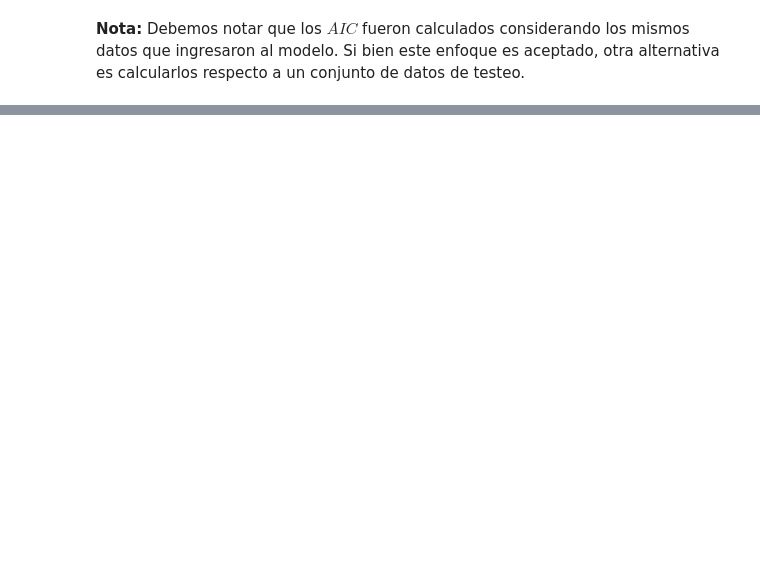
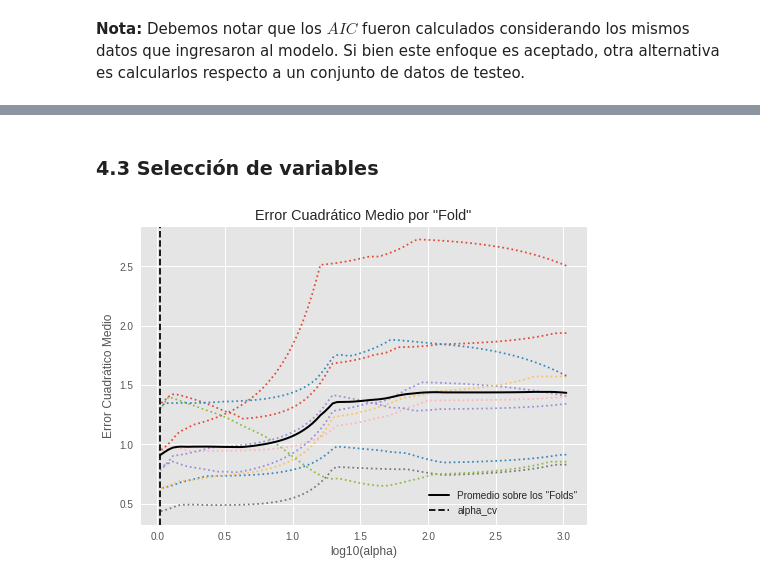
Before and after one commit to ayar-yps/RegresionLinealPython, a Jupyter notebook: Regresión Lineal.ipynb, the cells around one changed output, grey strips where cells are left out. Drawn from its saved outputs; the diff is of its cells as text; code cells hidden in the pictures; blank space fills up the shorter version.

```diff
--- a/Regresión Lineal.ipynb
+++ b/Regresión Lineal.ipynb
@@ -684,0 +1056,29 @@ Ahora vamos a repasar todo lo que aprendimos para plantear un modelo usando dato
+# %% [markdown]
+### 4.3 Selección de variables
+# %%
+# Son demasiadas varaibles en el modelo y sería
+# útil tener un modelo reducido...
+
+# Lastimosamente no sabemos nada sobre autos asi que
+# proponer predictores no es una alternativa...
+# Podríamos usar stepwise pero sería muy tedioso...
+# Al parecer este es un buen trabajo para LASSO...
+
+# Primero usemos validación cruzada
+cv_cars_model = lm.LassoCV(cv=10).fit(X_train, Y_train)
+
+m_log_alphas = np.log10(cv_cars_model.alphas_)
+plt.figure()
+plt.plot(m_log_alphas, cv_cars_model.mse_path_, ':')
+plt.plot(m_log_alphas, cv_cars_model.mse_path_.mean(axis=-1), 'k',
+         label='Promedio sobre los "Folds"', linewidth=2)
+plt.axvline(np.log10(cv_cars_model.alpha_), linestyle='--', color='k',
+            label='alpha_cv')
+
+plt.legend()
+plt.xlabel('log10(alpha)')
+plt.ylabel('Error Cuadrático Medio')
+plt.title('Error Cuadrático Medio por "Fold"')
+plt.show()
+# %% [output]
+[figure, added]
```
Also changed, not shown: parts of 71 cells of this notebook, 1 other file.
